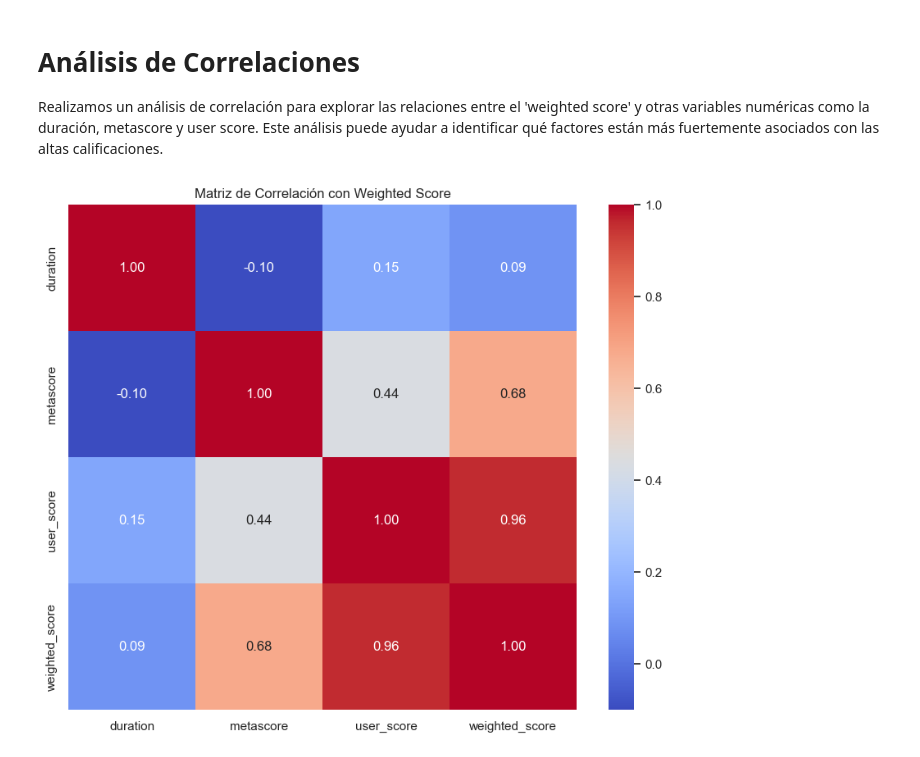
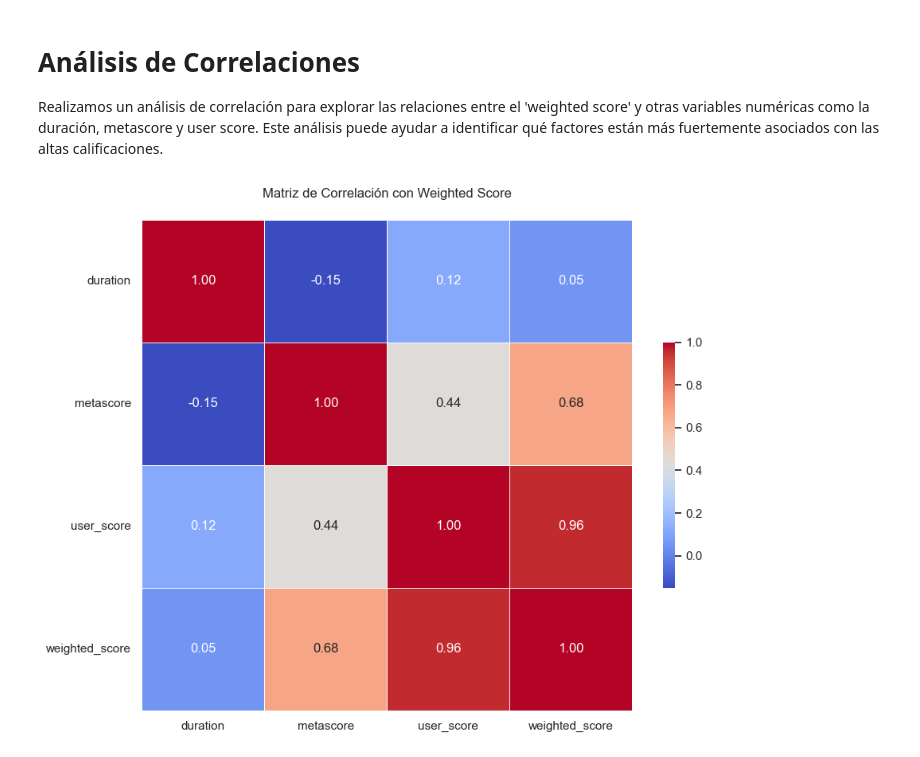
Before and after one commit to pizarroiker/TFG-Web-Scraping-Sentiment-Analysis, a Jupyter notebook: DataAnalysis.ipynb, the cells around one changed output. Saved outputs shown, nothing was run; the diff lists cells and outputs as text; code cells hidden in the pictures.

```diff
--- a/DataAnalysis.ipynb
+++ b/DataAnalysis.ipynb
@@ -313,19 +262,18 @@ Passing `palette` without assigning `hue` is deprecated and will be removed in v
 
 Realizamos un análisis de correlación para explorar las relaciones entre el 'weighted score' y otras variables numéricas como la duración, metascore y user score. Este análisis puede ayudar a identificar qué factores están más fuertemente asociados con las altas calificaciones.
 # %%
-import seaborn as sns
-import matplotlib.pyplot as plt
-
 # Asegúrate de que 'correlation_data' contenga las columnas 'duration', 'metascore', 'user_score', 'weighted_score'
-correlation_data = df[['duration', 'metascore', 'user_score', 'weighted_score']]
+correlation_data = df[['duration', 'metascore', 'user_score', 'weighted_score']].apply(pd.to_numeric, errors='coerce')
 
 # Calcular la matriz de correlación
 correlation_matrix = correlation_data.corr()
 
 # Visualizar la matriz de correlación
 plt.figure(figsize=(10, 8))
-sns.heatmap(correlation_matrix, annot=True, cmap='coolwarm', fmt=".2f")
-plt.title('Matriz de Correlación con Weighted Score')
+sns.heatmap(correlation_matrix, annot=True, cmap='coolwarm', fmt=".2f", square=True, linewidths=.5, cbar_kws={"shrink": .5})
+plt.xticks(rotation=0)
+plt.yticks(rotation=0)
+plt.title('Matriz de Correlación con Weighted Score', pad=20)
 plt.show()
 # %% [output]
-[figure, old version]
+[figure, new version]
```
Also changed, not shown: parts of 11 cells of this notebook.
